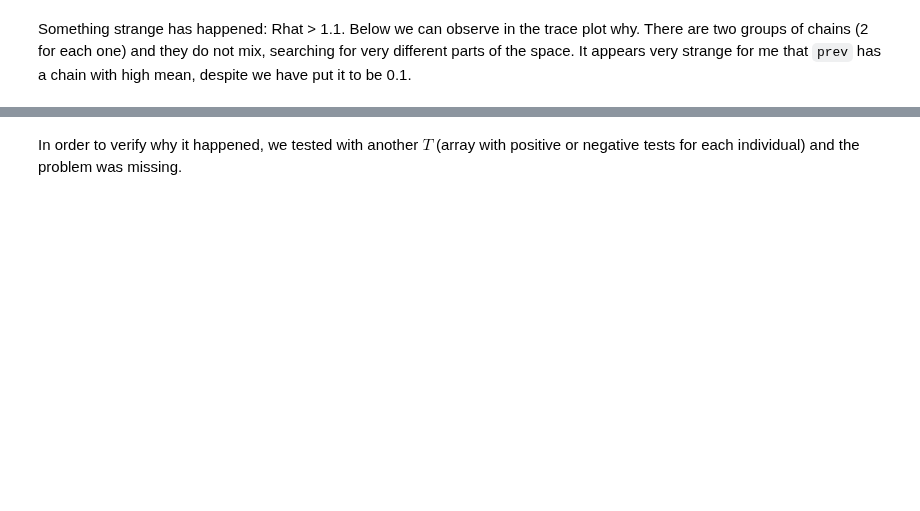
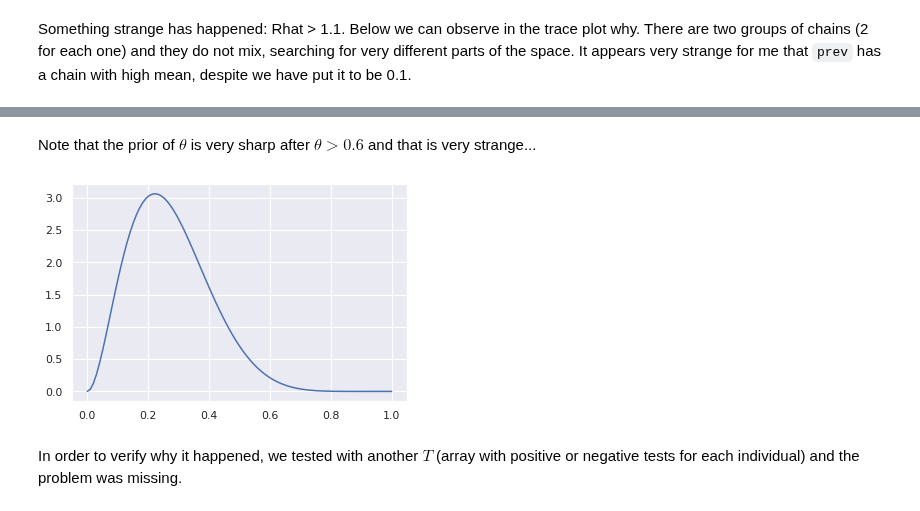
Before and after one commit to lucasmoschen/rds-bayesian-analysis-tcc, a Jupyter notebook: notebooks_book/imperfect_test.ipynb, the cells around one changed output, grey strips where cells are left out. Drawn from its saved outputs; the diff is of its cells as text; code cells hidden in the pictures; blank space fills up the shorter version.

```diff
--- a/notebooks_book/imperfect_test.ipynb
+++ b/notebooks_book/imperfect_test.ipynb
@@ -184,3 +184,16 @@ plt.show()
+# %% [markdown]
+Note that the prior of $\theta$ is very sharp after $\theta > 0.6$ and that is
+very strange...
+# %%
+from scipy.stats import beta
+
+t = np.linspace(0,1,100)
+x = beta(a = alpha_p, b = alpha_e).pdf(t)
+
+plt.plot(t,x)
+plt.show()
+# %% [output]
+[figure, added]
 # %% [markdown]
 In order to verify why it happened, we tested with another $T$ (array with
 positive or negative tests for each individual) and the problem was missing.
```
Also changed, not shown: parts of 7 cells of this notebook, 3 other files.
